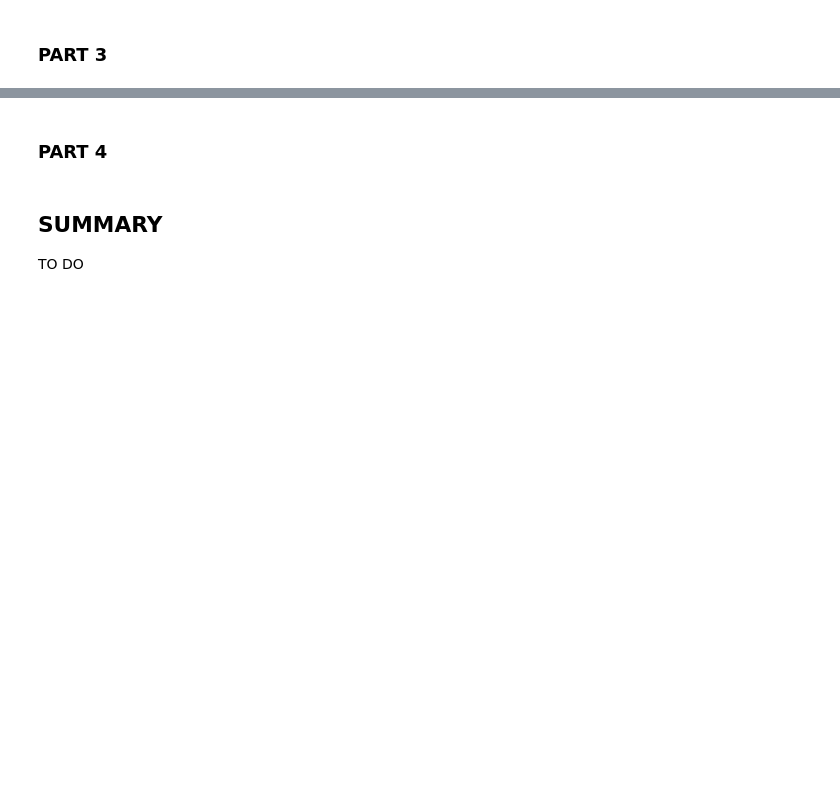
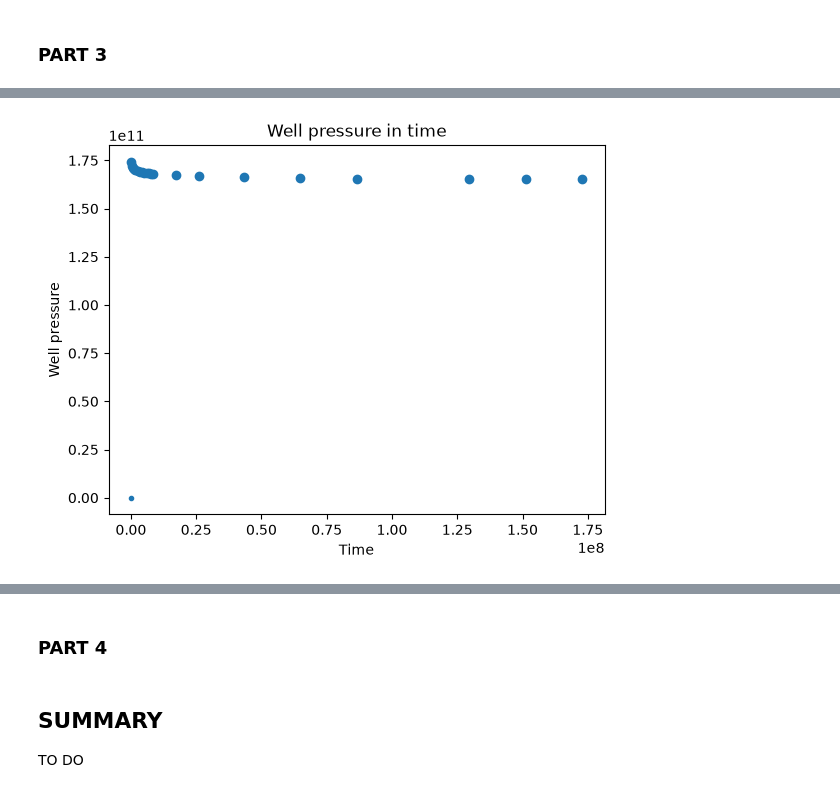
Before and after one commit to mosinek/MOD510, a Jupyter notebook: project2_our.ipynb, the cells around one changed output, grey strips where cells are left out. Cells and saved outputs as stored; diff of their text form; code cells hidden in the pictures; blank space fills up the shorter version.

```diff
--- a/project2_our.ipynb
+++ b/project2_our.ipynb
@@ -659,0 +745,4 @@ print(p_w)
+# %%
+well_data['well_pressure'] *= solver.psi_to_pa
+well_data['time'] *= solver.day_to_sec
+well_data
@@ -659,0 +819,17 @@ print(p_w)
+# %%
+solver = PressureSolver(N=4, k = k_best, pi = pi_best, re = re_best)
+
+solver.solve_time_dependent()
+p_w = solver.calculate_well_pressure(p[0])
+
+plt.plot(solver.dt,p_w,'o-',markersize=3,label=f"Numerical, N={N}")
+
+
+
+plt.scatter(well_data['time'],well_data['well_pressure'])
+plt.xlabel('Time')
+plt.ylabel('Well pressure')
+plt.title('Well pressure in time')
+plt.show()
+# %% [output]
+[figure, added]
```
Also changed, not shown: parts of 18 cells of this notebook.
